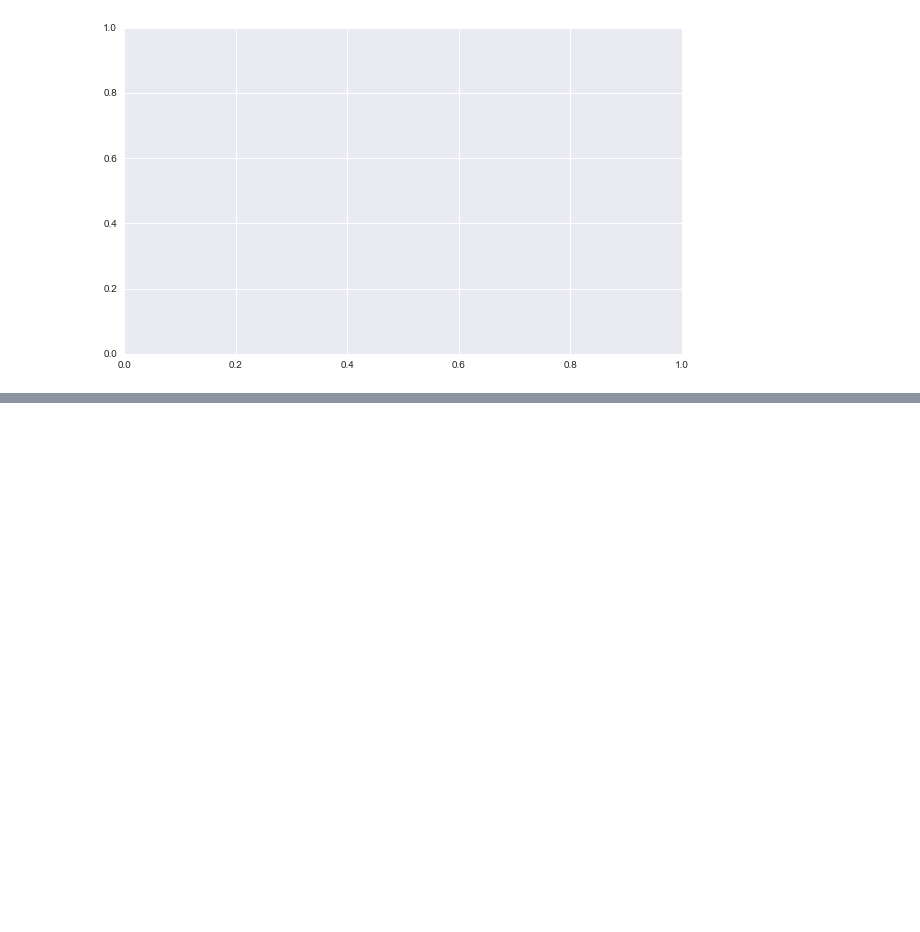
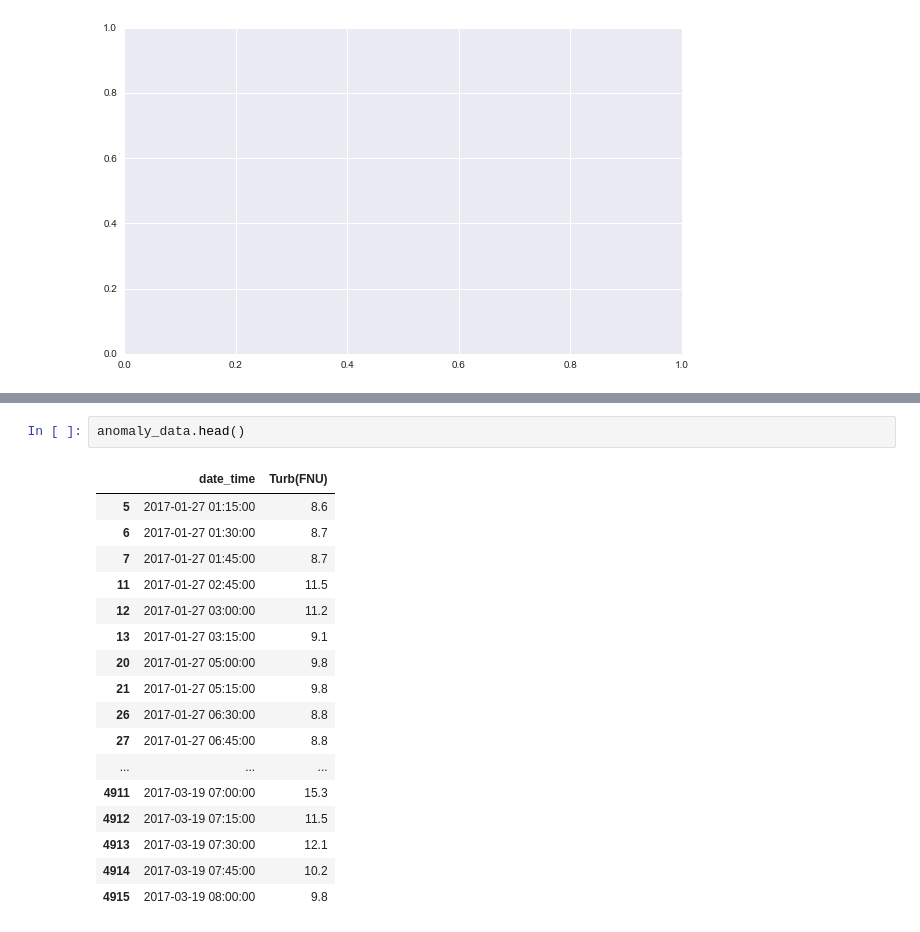
Before and after one commit to absaw/Surface-Water-Quality-Data-Anomaly-Detection, a Jupyter notebook: Code/Turbidity jupyter.ipynb, the cells around one changed output, grey strips where cells are left out. Drawn from its saved outputs; the diff is of its cells as text; blank space fills up the shorter version.

```diff
--- a/Code/Turbidity jupyter.ipynb
+++ b/Code/Turbidity jupyter.ipynb
@@ -646,0 +701,20 @@ memory usage: 80.8 KB
+# %%
+anomaly_data.head()
+# %% [output]
+|  | date_time | Turb(FNU) |
+| 5 | 2017-01-27 01:15:00 | 8.6 |
+| 6 | 2017-01-27 01:30:00 | 8.7 |
+| 7 | 2017-01-27 01:45:00 | 8.7 |
+| 11 | 2017-01-27 02:45:00 | 11.5 |
+| 12 | 2017-01-27 03:00:00 | 11.2 |
+| 13 | 2017-01-27 03:15:00 | 9.1 |
+| 20 | 2017-01-27 05:00:00 | 9.8 |
+| 21 | 2017-01-27 05:15:00 | 9.8 |
+| 26 | 2017-01-27 06:30:00 | 8.8 |
+| 27 | 2017-01-27 06:45:00 | 8.8 |
+| ... | ... | ... |
+| 4911 | 2017-03-19 07:00:00 | 15.3 |
+| 4912 | 2017-03-19 07:15:00 | 11.5 |
+| 4913 | 2017-03-19 07:30:00 | 12.1 |
+| 4914 | 2017-03-19 07:45:00 | 10.2 |
+| 4915 | 2017-03-19 08:00:00 | 9.8 |
```
Also changed, not shown: parts of 19 cells of this notebook.
